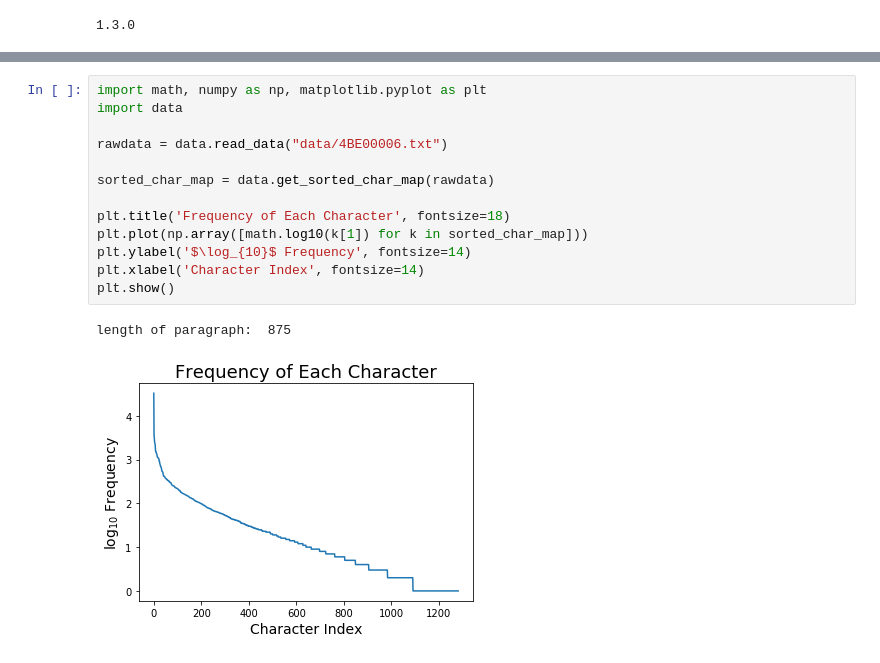
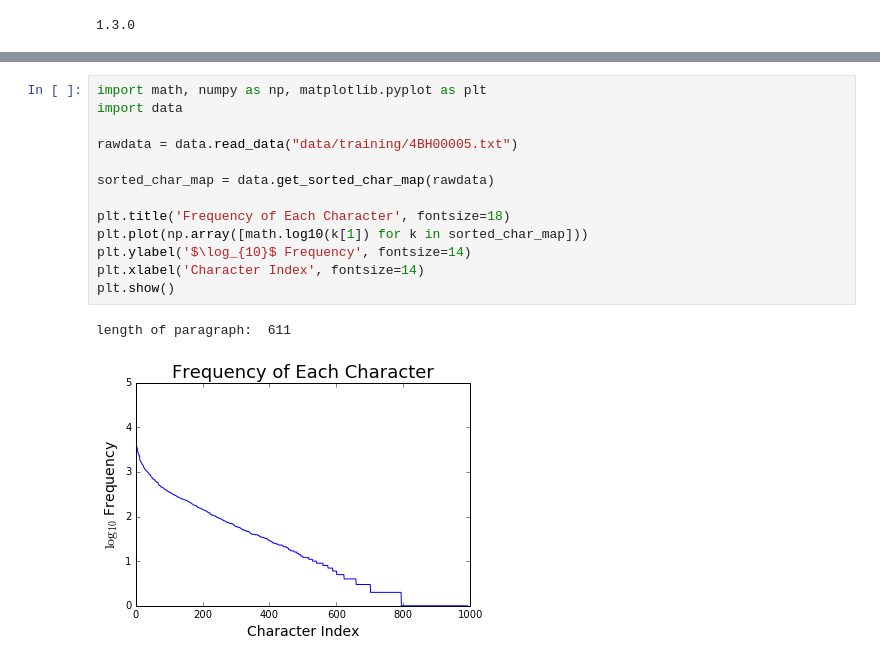
Before and after one commit to freeeebie/deeplearning_punctuation, a Jupyter notebook: dl_punctuation.ipynb, the cells around one changed output, grey strips where cells are left out. Saved outputs shown, nothing was run; the diff lists cells and outputs as text.

```diff
--- a/dl_punctuation.ipynb
+++ b/dl_punctuation.ipynb
@@ -71,17 +83,17 @@ character 의 빈도수를 보았을 때, character 에 대한 입력 dictionary
 # %%
 import math, numpy as np, matplotlib.pyplot as plt
 import data
 
-rawdata = data.read_data("data/4BE00006.txt")
+rawdata = data.read_data("data/training/4BH00005.txt")
 
 sorted_char_map = data.get_sorted_char_map(rawdata)
 
 plt.title('Frequency of Each Character', fontsize=18)
 plt.plot(np.array([math.log10(k[1]) for k in sorted_char_map]))
 plt.ylabel('$\log_{10}$ Frequency', fontsize=14)
 plt.xlabel('Character Index', fontsize=14)
 plt.show()
 # %% [output]
-length of paragraph:  875
+length of paragraph:  611
-[figure, old version]
+[figure, new version]
 # %% [markdown]
```
Also changed, not shown: parts of 26 cells of this notebook, 4 other files.
